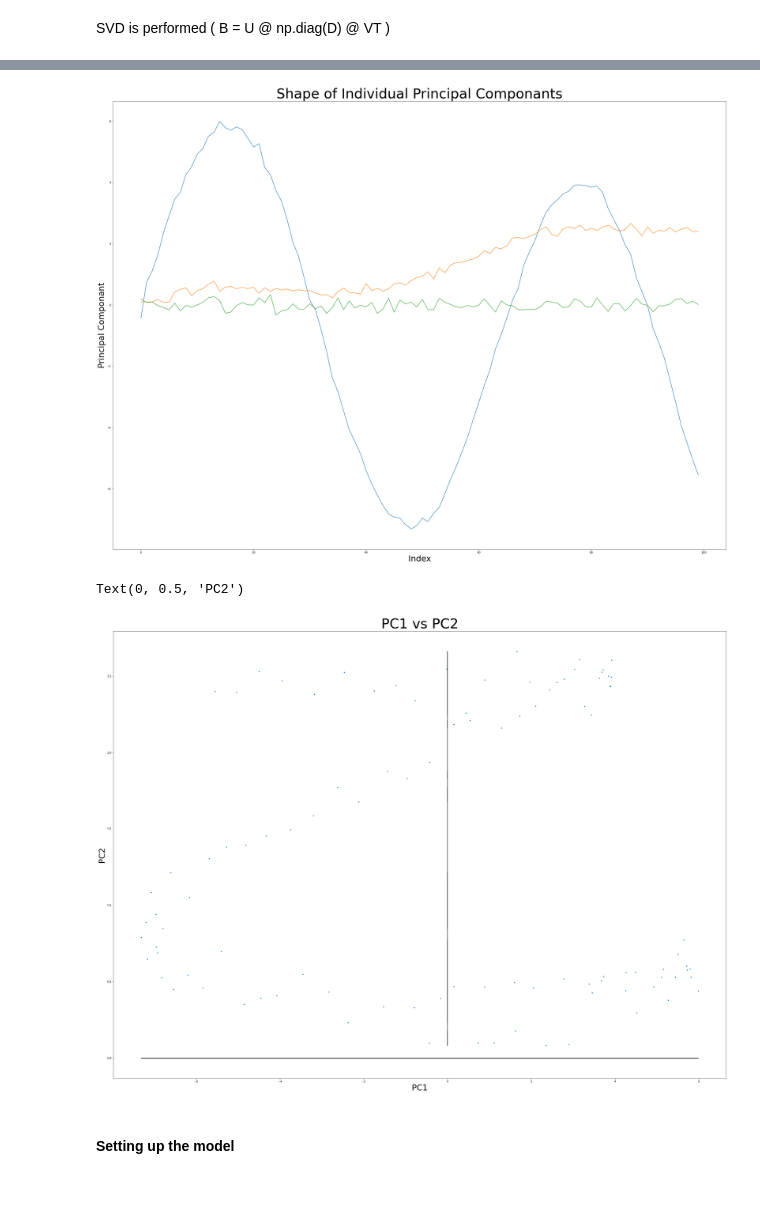
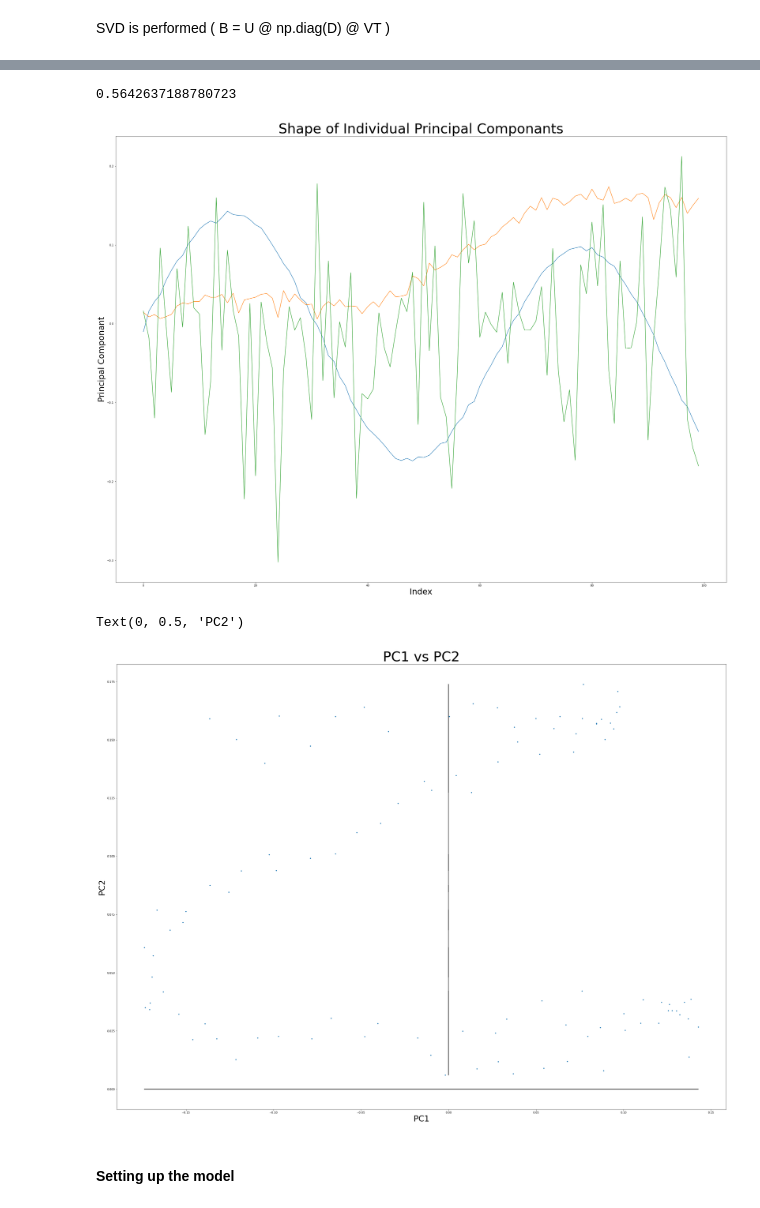
Before and after one commit to BFourcin/Ben-PhD, a Jupyter notebook: Theta_sin_x_Example.ipynb, the cells around one changed output, grey strips where cells are left out. Drawn from its saved outputs; the diff is of its cells as text; code cells hidden in the pictures.

Commit message:
Updated to include normalisation of principal componants

```diff
--- a/Theta_sin_x_Example.ipynb
+++ b/Theta_sin_x_Example.ipynb
@@ -33,7 +33,8 @@ theta = np.linspace(0, 10, J)
 
 S =[i * np.sin(x) + 5*np.cos(x) + np.random.randn(np.size(x)) * np.sqrt(0.05) for i in theta]
 
-S =[i * np.sin(x) + 1/(i+1) * np.cos(-x) + x**(1/(i+1)) + np.random.randn(np.size(x)) * np.sqrt(0.05) for i in theta]
+S =[i * np.sin(x) + 1/(i+1) * np.cos(x) + (x**(1/(i+1))) + np.random.randn(np.size(x)) * np.sqrt(0.05) for i in theta]
+
 
 
 
@@ -98,0 +93,19 @@ VT.shape
+# %%
+U, D, VT = np.linalg.svd(B,full_matrices=0)
+
+principal_componant = U @ np.diag(D)
+
+f, ax = plt.subplots(1, 1, figsize=(40, 30))
+
+ax.set_title('Shape of Individual Principal Componants', fontsize = 50)
+ax.set_xlabel('Index', fontsize = 30)
+ax.set_ylabel('Principal Componant', fontsize = 30)
+
+
+for i in range(3):
+    ax.plot(principal_componant[:,i])
+
+#Normalisation of principal components
+for i in range(len(principal_componant[0])):
+    principal_componant[:, i] = principal_componant[:, i]/ np.linalg.norm(principal_componant[:, i])
+sum(D[0:1])/sum(D)
@@ -99,15 +115,20 @@ VT.shape
 # %%
 f, ax = plt.subplots(1, 1, figsize=(40, 30))
 
 ax.set_title('Shape of Individual Principal Componants', fontsize = 50)
 ax.set_xlabel('Index', fontsize = 30)
 ax.set_ylabel('Principal Componant', fontsize = 30)
 
 
 for i in range(3):
-    ax.plot(range(len(principal_componant)) , principal_componant[:,i])
+    ax.plot(principal_componant[:,i])
+
+
+# Can compare ratio of eigenvalues
+sum(D[0:1])/sum(D)
 # %% [output]
+0.5642637188780723
-[figure, old version]
+[figure, new version]
 # %%
 f, ax = plt.subplots(1, 1, figsize=(40, 30))
 
@@ -121,7 +142,7 @@ ax.set_xlabel('PC1', fontsize = 30)
 ax.set_ylabel('PC2', fontsize = 30)
 # %% [output]
 Text(0, 0.5, 'PC2')
-[figure, old version]
+[figure, new version]
 # %% [markdown]
 #### Setting up the model
 # %%
```
Also changed, not shown: parts of 13 cells of this notebook.
